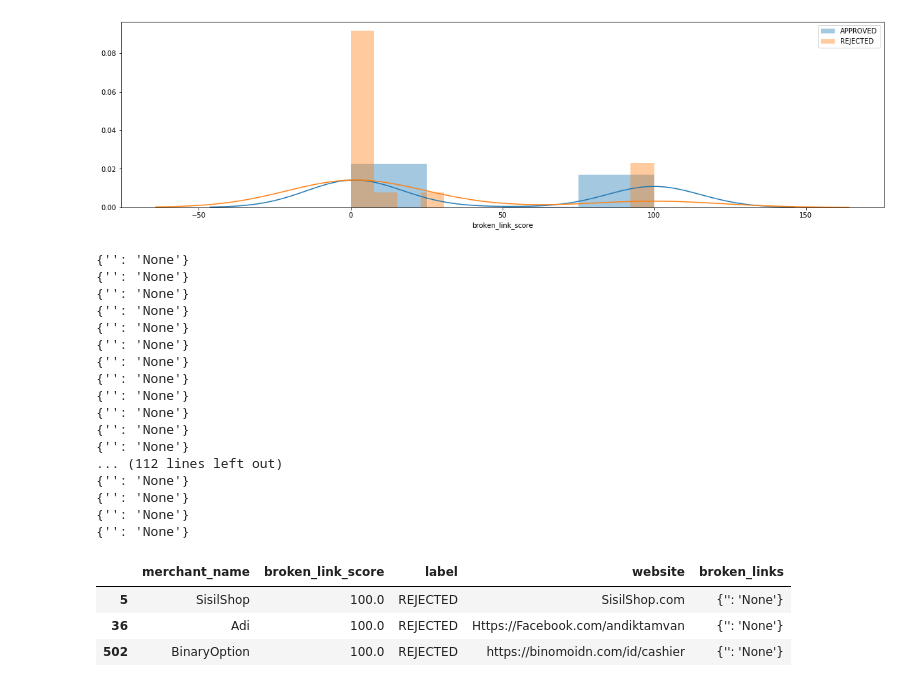
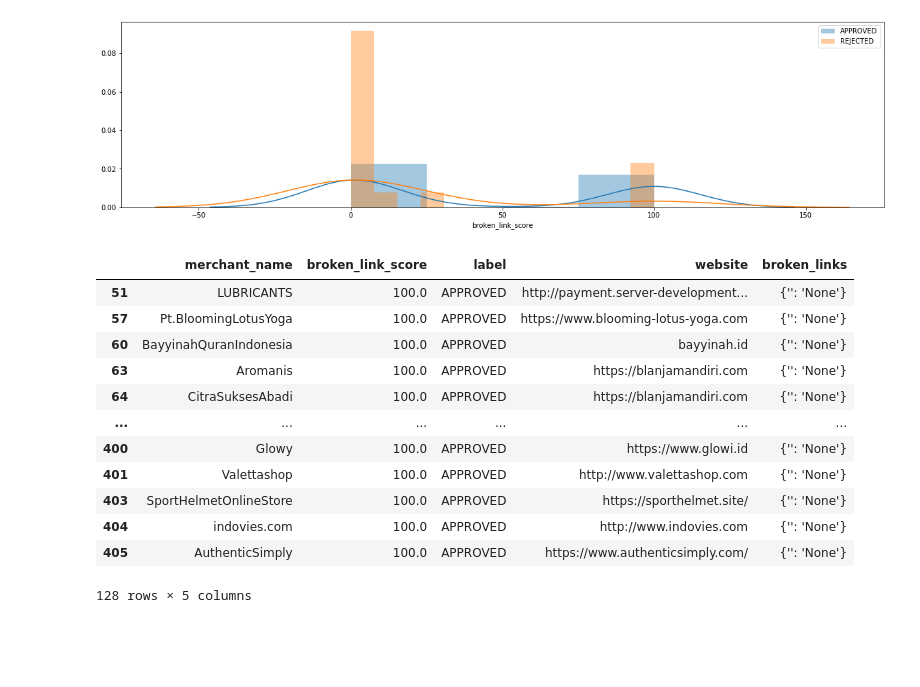
Before and after one commit to bahyhelmihp/web-crawler, a Jupyter notebook: api/datasets/Analyse Result.ipynb, the cells around one changed output. Cells and saved outputs as stored; diff of their text form; code cells hidden in the pictures; blank space fills up the shorter version.

```diff
--- a/api/datasets/Analyse Result.ipynb
+++ b/api/datasets/Analyse Result.ipynb
@@ -523,23 +523,2 @@ plt.show()
 anomaly_df = output_df[(output_df.label == 'APPROVED') & (output_df.broken_link_score == 100)]\
 [['merchant_name','broken_link_score', 'label', 'website','broken_links']]
-# %%
-for link in anomaly_df.broken_links:
-    print(link)
-# %% [output]
-{'': 'None'}
-{'': 'None'}
-{'': 'None'}
-{'': 'None'}
-{'': 'None'}
-{'': 'None'}
-{'': 'None'}
-{'': 'None'}
-{'': 'None'}
-{'': 'None'}
-{'': 'None'}
-{'': 'None'}
-... (112 lines left out)
-{'': 'None'}
-{'': 'None'}
-{'': 'None'}
-{'': 'None'}
@@ -549,7 +525,16 @@ rejected_true_df = output_df[(output_df.label == 'REJECTED') & (output_df.broken
-# %%
-rejected_true_df
-# %% [output]
-|  | merchant_name | broken_link_score | label | website | broken_links |
-| 5 | SisilShop | 100.0 | REJECTED | SisilShop.com | {'': 'None'} |
-| 36 | Adi | 100.0 | REJECTED | Https://Facebook.com/andiktamvan | {'': 'None'} |
-| 502 | BinaryOption | 100.0 | REJECTED | https://binomoidn.com/id/cashier | {'': 'None'} |
+# %%
+anomaly_df
+# %% [output]
+|  | merchant_name | broken_link_score | label | website | broken_links |
+| 51 | LUBRICANTS | 100.0 | APPROVED | http://payment.server-development... | {'': 'None'} |
+| 57 | Pt.BloomingLotusYoga | 100.0 | APPROVED | https://www.blooming-lotus-yoga.com | {'': 'None'} |
+| 60 | BayyinahQuranIndonesia | 100.0 | APPROVED | bayyinah.id | {'': 'None'} |
+| 63 | Aromanis | 100.0 | APPROVED | https://blanjamandiri.com | {'': 'None'} |
+| 64 | CitraSuksesAbadi | 100.0 | APPROVED | https://blanjamandiri.com | {'': 'None'} |
+| ... | ... | ... | ... | ... | ... |
+| 400 | Glowy | 100.0 | APPROVED | https://www.glowi.id | {'': 'None'} |
+| 401 | Valettashop | 100.0 | APPROVED | http://www.valettashop.com | {'': 'None'} |
+| 403 | SportHelmetOnlineStore | 100.0 | APPROVED | https://sporthelmet.site/ | {'': 'None'} |
+| 404 | indovies.com | 100.0 | APPROVED | http://www.indovies.com | {'': 'None'} |
+| 405 | AuthenticSimply | 100.0 | APPROVED | https://www.authenticsimply.com/ | {'': 'None'} |
+128 rows × 5 columns
```
Also changed, not shown: parts of 6 cells of this notebook, 1 other file.
